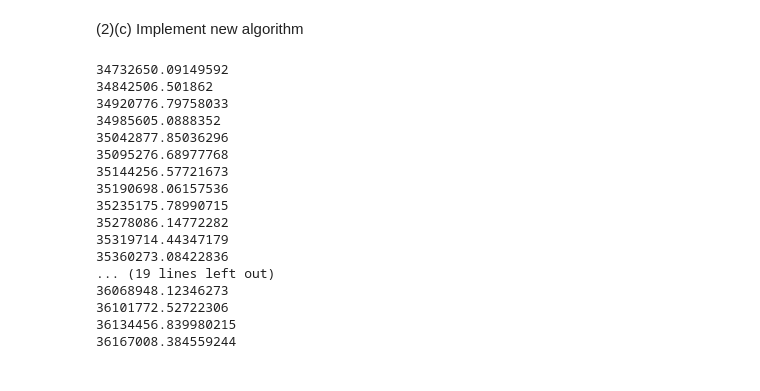
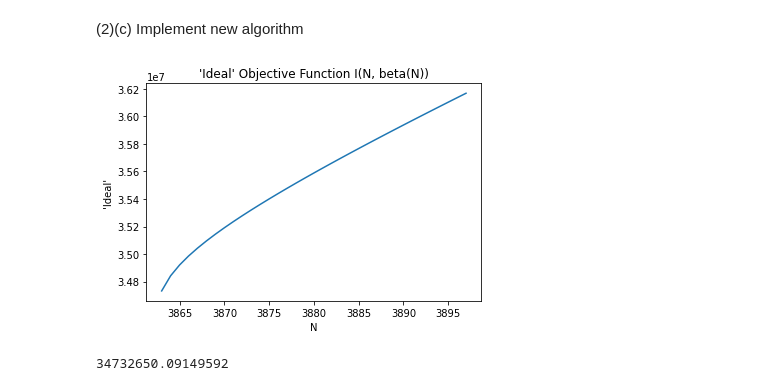
Before and after one commit to Ghostbrush/Epidemiology-Project-Analysis-of-S.F.-D.C.-COVID-Data, a Jupyter notebook: TW1.ipynb, the cells around one changed output. Cells and saved outputs as stored; diff of their text form; code cells hidden in the pictures.

```diff
--- a/TW1.ipynb
+++ b/TW1.ipynb
@@ -213,40 +213,33 @@ print("-" * 20)
 # %%
 I = I_list
 total_J_c = []
 
 for N_c in track_N:
     # Find optimal beta for every N
     temp4 = 0
     for t in range(1, tmax+1):
         temp4 += t * math.log((I[t] / I[0]) * ((N_c - I[0]) / (N_c - I[t])))
 
     beta_hat_c = step * temp4
 
     # Compute the "ideal" objective function I(N, beta(N))
     temp5 = 0
     for t in range(0, tmax+1):
         temp5 += math.pow(abs(I[t] - N_c * I[0] / (I[0] + (N_c - I[0]) * math.exp(-beta_hat_c * t))), 2)
 
     J_c = temp5
 
     total_J_c.append(J_c)
 
 plt.plot(track_N, total_J_c)
+plt.xlabel("N")
+plt.ylabel("'Ideal'")
+plt.title("'Ideal' Objective Function I(N, beta(N))")
+plt.show()
 # %% [output]
-34732650.09149592
-34842506.501862
-34920776.79758033
-34985605.0888352
-35042877.85036296
-35095276.68977768
-35144256.57721673
-35190698.06157536
-35235175.78990715
-35278086.14772282
-35319714.44347179
-35360273.08422836
-... (19 lines left out)
-36068948.12346273
-36101772.52722306
-36134456.839980215
-36167008.384559244
+[figure, added]
+# %%
+minimum_ideal_function = total_J_c[0]
+print(minimum_ideal_function)
+# %% [output]
+34732650.09149592
```
Also changed, not shown: parts of 1 cell of this notebook.
